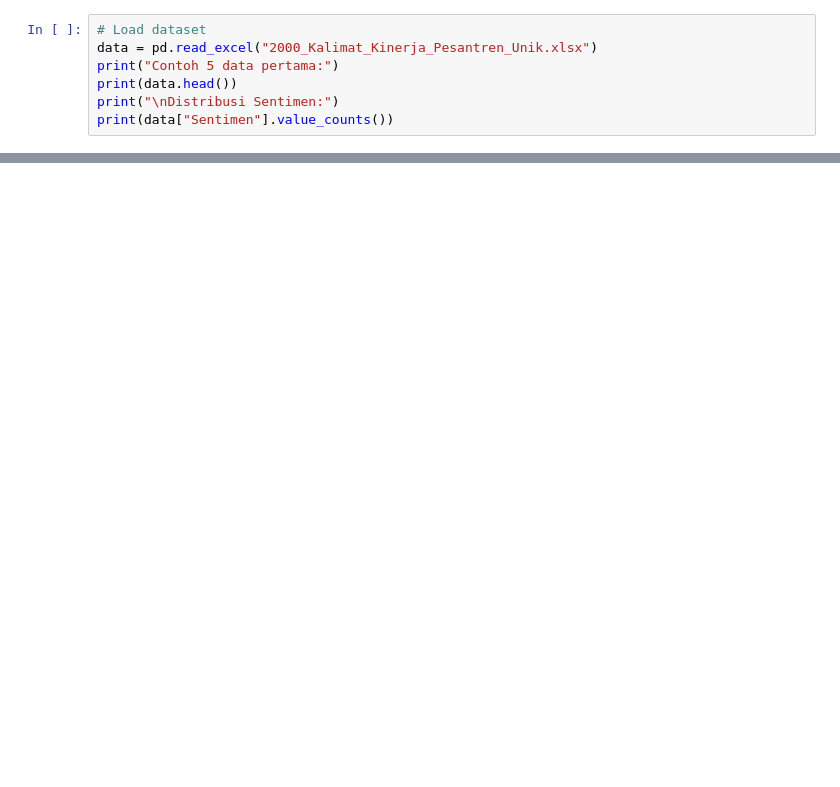
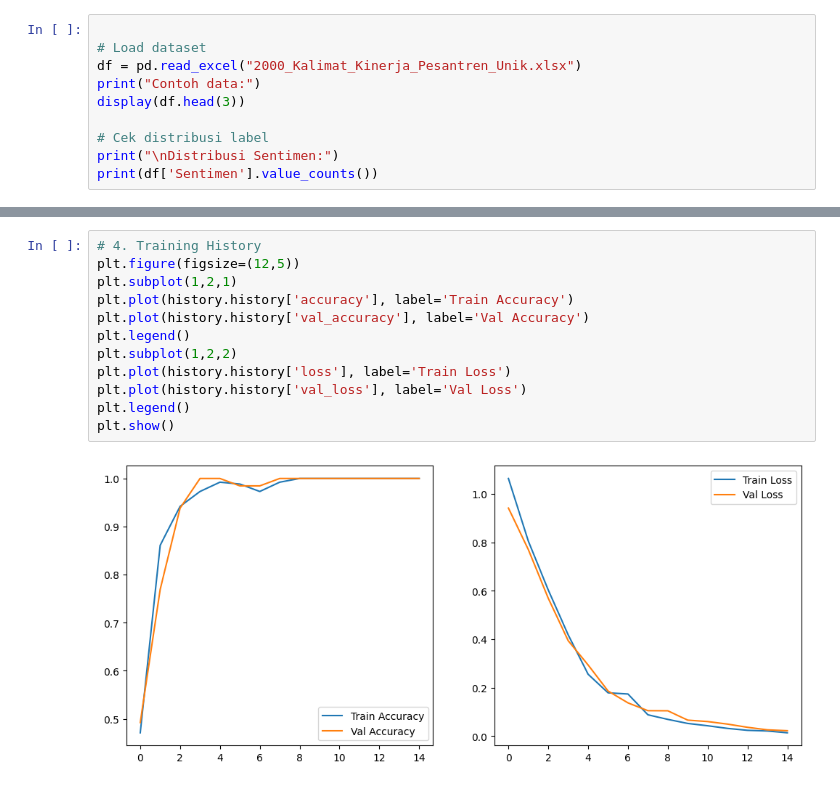
Before and after one commit to AslamMardin11/tesis-absa, a Jupyter notebook: ABSA-sentiment-pesantren.ipynb, the cells around one changed output, grey strips where cells are left out. Cells and saved outputs as stored; diff of their text form; blank space fills up the shorter version.

```diff
--- a/ABSA-sentiment-pesantren.ipynb
+++ b/ABSA-sentiment-pesantren.ipynb
@@ -24,8 +18,11 @@ berhasil mengimport library
 # %%
+
 # Load dataset
-data = pd.read_excel("2000_Kalimat_Kinerja_Pesantren_Unik.xlsx")
-print("Contoh 5 data pertama:")
-print(data.head())
+df = pd.read_excel("2000_Kalimat_Kinerja_Pesantren_Unik.xlsx")
+print("Contoh data:")
+display(df.head(3))
+
+# Cek distribusi label
 print("\nDistribusi Sentimen:")
-print(data["Sentimen"].value_counts())
+print(df['Sentimen'].value_counts())
 # %% [output]
@@ -340,0 +250,14 @@ Hasil Prediksi:
+# %%
+# 4. Training History
+plt.figure(figsize=(12,5))
+plt.subplot(1,2,1)
+plt.plot(history.history['accuracy'], label='Train Accuracy')
+plt.plot(history.history['val_accuracy'], label='Val Accuracy')
+plt.legend()
+plt.subplot(1,2,2)
+plt.plot(history.history['loss'], label='Train Loss')
+plt.plot(history.history['val_loss'], label='Val Loss')
+plt.legend()
+plt.show()
+# %% [output]
+[figure, added]
```
Also changed, not shown: parts of 14 cells of this notebook, 5 other files.
